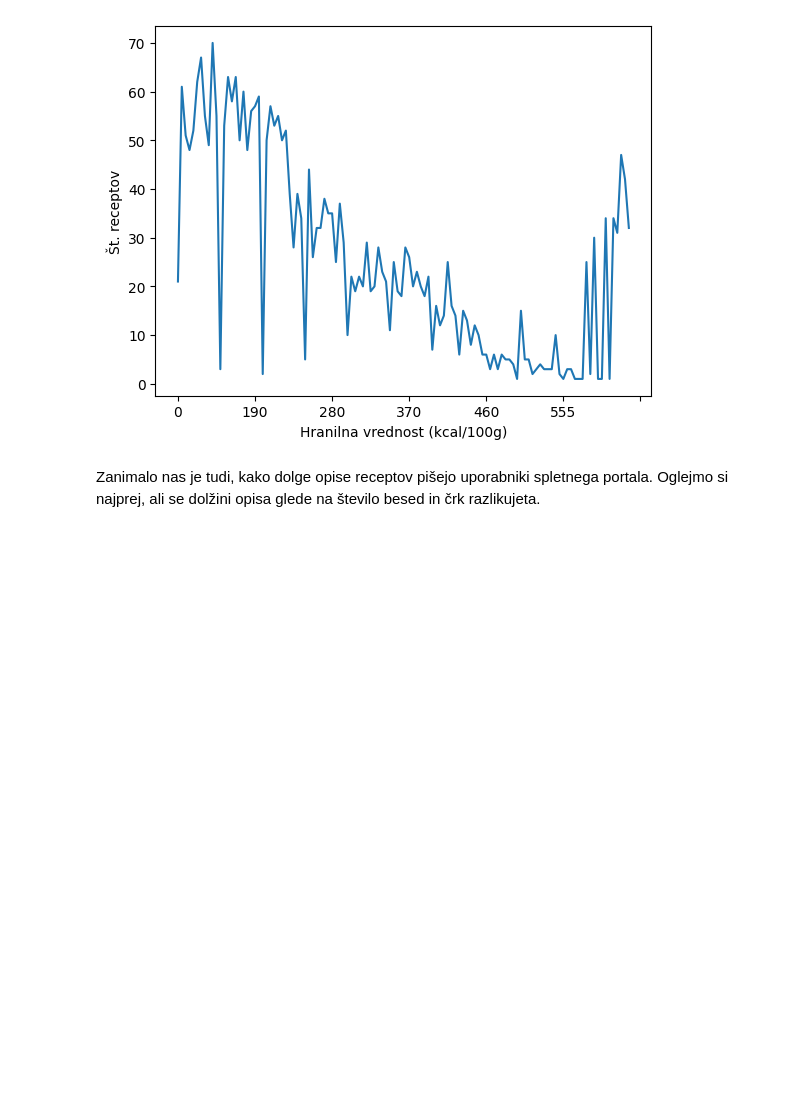
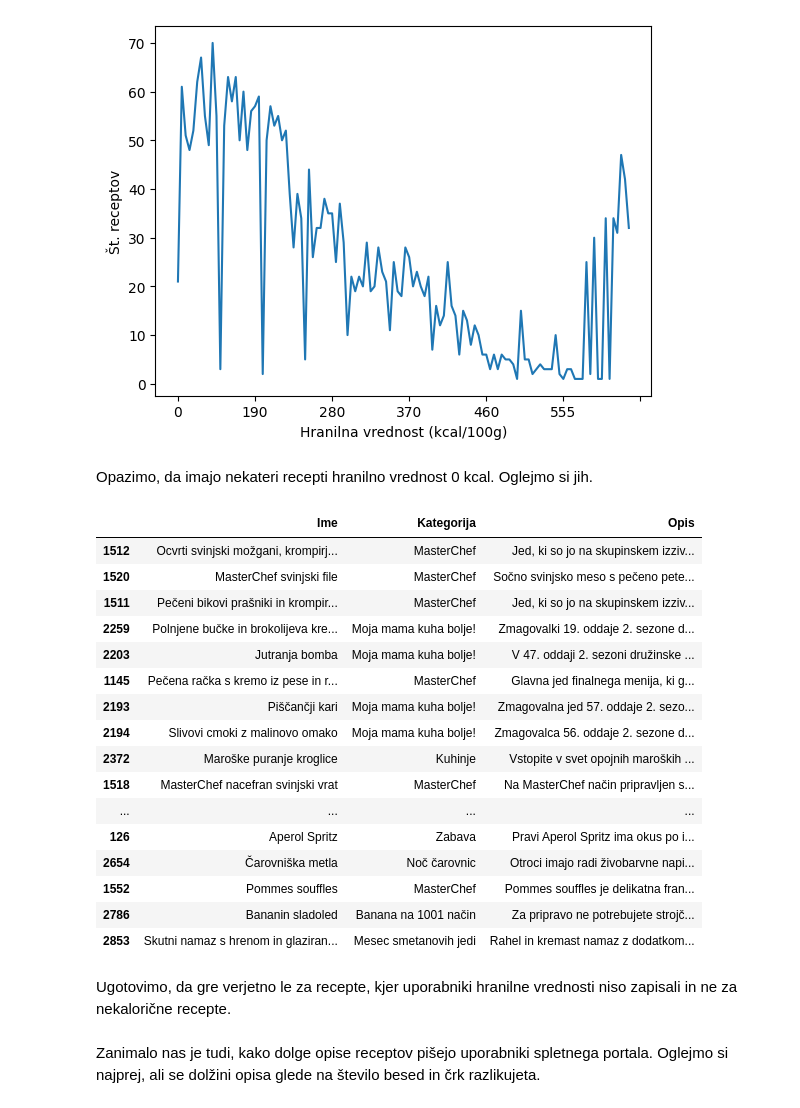
Before and after one commit to LaraVettorazzi/Projektna-naloga-UVP, a Jupyter notebook: analiza_podatkov.ipynb, the cells around one changed output. Drawn from its saved outputs; the diff is of its cells as text; code cells hidden in the pictures; blank space fills up the shorter version.

```diff
--- a/analiza_podatkov.ipynb
+++ b/analiza_podatkov.ipynb
@@ -93,6 +106,32 @@ po_hranilni_vrednosti.plot.line(xlabel= 'Hranilna vrednost (kcal/100g)', ylabel=
 # %% [output]
 <Axes: xlabel='Hranilna vrednost (kcal/100g)', ylabel='Št. receptov'>
 [figure]
+# %% [markdown]
+Opazimo, da imajo nekateri recepti hranilno vrednost 0 kcal. Oglejmo si jih.
+# %%
+brez_kcal = RECEPTI['Hranilna vrednost (kcal/100g)'].apply(lambda x: x == 0)
+tabela_brez_kcal = RECEPTI[brez_kcal]
+tabela_brez_kcal[['Ime', 'Kategorija', 'Opis']]
+# %% [output]
+|  | Ime | Kategorija | Opis |
+| 1512 | Ocvrti svinjski možgani, krompirj... | MasterChef | Jed, ki so jo na skupinskem izziv... |
+| 1520 | MasterChef svinjski file | MasterChef | Sočno svinjsko meso s pečeno pete... |
+| 1511 | Pečeni bikovi prašniki in krompir... | MasterChef | Jed, ki so jo na skupinskem izziv... |
+| 2259 | Polnjene bučke in brokolijeva kre... | Moja mama kuha bolje! | Zmagovalki 19. oddaje 2. sezone d... |
+| 2203 | Jutranja bomba | Moja mama kuha bolje! | V 47. oddaji 2. sezoni družinske ... |
+| 1145 | Pečena račka s kremo iz pese in r... | MasterChef | Glavna jed finalnega menija, ki g... |
+| 2193 | Piščančji kari | Moja mama kuha bolje! | Zmagovalna jed 57. oddaje 2. sezo... |
+| 2194 | Slivovi cmoki z malinovo omako | Moja mama kuha bolje! | Zmagovalca 56. oddaje 2. sezone d... |
+| 2372 | Maroške puranje kroglice | Kuhinje | Vstopite v svet opojnih maroških ... |
+| 1518 | MasterChef nacefran svinjski vrat | MasterChef | Na MasterChef način pripravljen s... |
+| ... | ... | ... | ... |
+| 126 | Aperol Spritz | Zabava | Pravi Aperol Spritz ima okus po i... |
+| 2654 | Čarovniška metla | Noč čarovnic | Otroci imajo radi živobarvne napi... |
+| 1552 | Pommes souffles | MasterChef | Pommes souffles je delikatna fran... |
+| 2786 | Bananin sladoled | Banana na 1001 način | Za pripravo ne potrebujete strojč... |
+| 2853 | Skutni namaz s hrenom in glaziran... | Mesec smetanovih jedi | Rahel in kremast namaz z dodatkom... |
+# %% [markdown]
+Ugotovimo, da gre verjetno le za recepte, kjer uporabniki hranilne vrednosti niso zapisali in ne za nekalorične recepte.
 # %% [markdown]
 Zanimalo nas je tudi, kako dolge opise receptov pišejo uporabniki spletnega portala. Oglejmo si najprej, ali se dolžini opisa glede na število besed in črk razlikujeta.
 # %%
```
Also changed, not shown: parts of 15 cells of this notebook.
